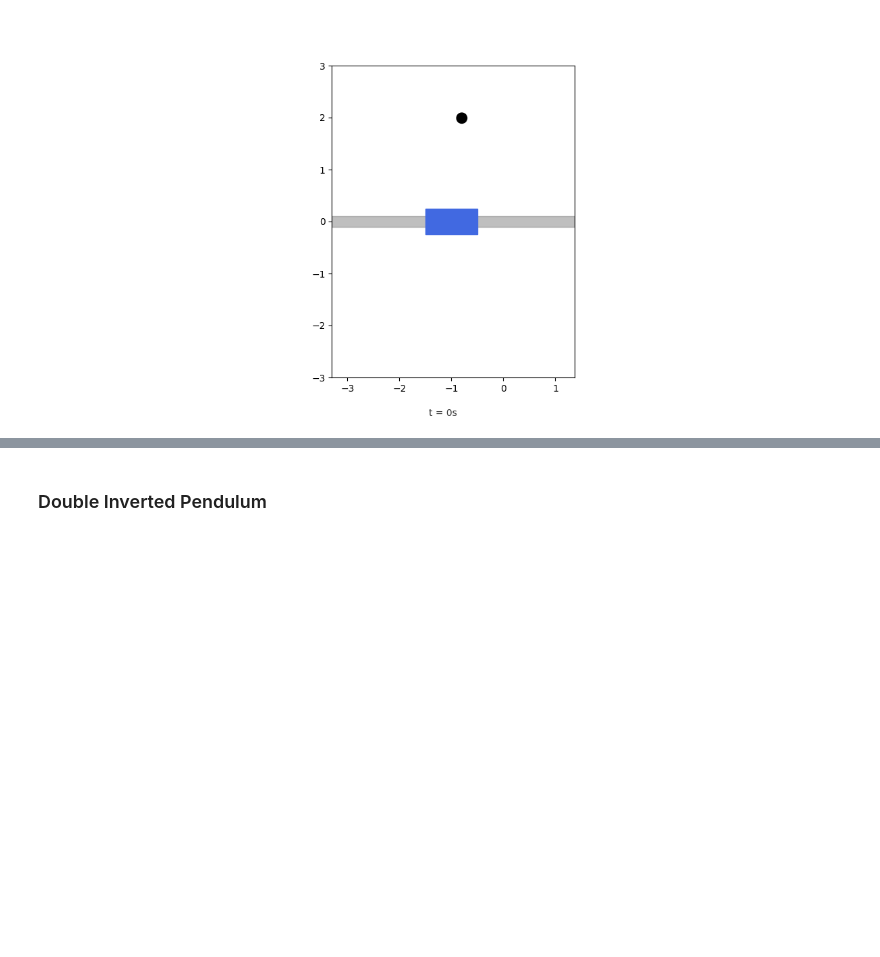
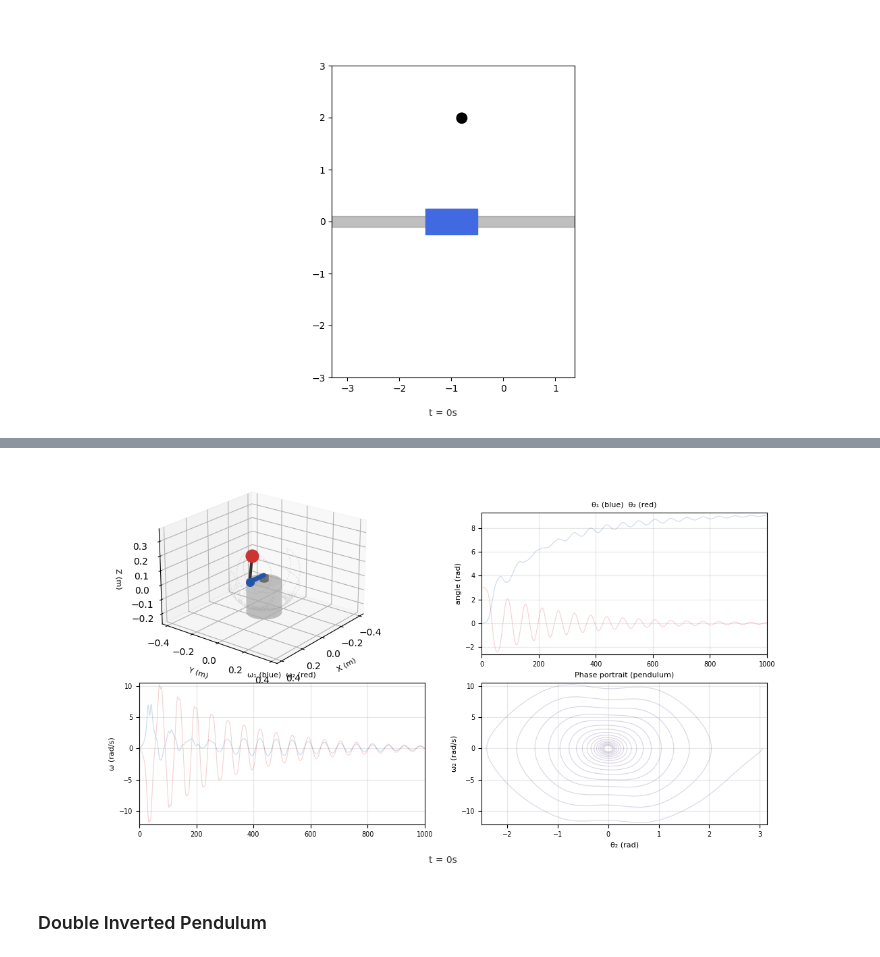
Before and after one commit to ggonzm/benchmark-systems, a Jupyter notebook: examples/simulations_animations.ipynb, the cells around one changed output, grey strips where cells are left out. Saved outputs shown, nothing was run; the diff lists cells and outputs as text; code cells hidden in the pictures; blank space fills up the shorter version.

```diff
--- a/examples/simulations_animations.ipynb
+++ b/examples/simulations_animations.ipynb
@@ -99,3 +102,35 @@ anim, _ = AutoAnimation(fig, CartPendulum(axis, L=2, pos=cp_states.y[0], theta=c
+# %%
+# Arms parameters ... Extracted from 10.1109/ICMAE66341.2025.11276937
+arms = {
+    'm1': 0.194742, # kg
+    'm2': 0.072606, # kg
+    'L1': 0.137, # m
+    'L2': 0.185, # m
+    'J1': 0.0004682, # kg*m^2
+    'J2': 0.0004682, # kg*m^2
+    'b1': 0.001, # N*m*s/rad
+    'b2': 0.001, # N*m*s/rad
+}
+
+fp_states = solve_ivp(lambda t, x: furuta_pendulum(t, x, **arms, K=1, u=0),
+                      t_span=(0, 20), y0=[0, np.pi-0.1, 0, 0], t_eval=np.linspace(0, 20, 1000), rtol=1e-6)
+
+%matplotlib ipympl
+if 'furuta_pendulum' in globals():
+    plt.close('furuta_pendulum')
+fig = plt.figure('furuta_pendulum')
+axis_3d = fig.add_subplot(221, projection='3d', computed_zorder=False)  # 3D animation
+axis_3d.set_position([0.0, 0.45, 0.55, 0.55])  # [left, bottom, width, height]
+axis_th = fig.add_subplot(222)  # thetas vs time
+axis_om = fig.add_subplot(223)  # omegas vs time
+axis_ph = fig.add_subplot(224)  # phase portrait
+
+anim, _ = AutoAnimation(fig, FurutaPendulum(axis_3d, axis_th, axis_om, axis_ph,
+                                            L1=arms['L1'], L2=arms['L2'], theta1=fp_states.y[0], theta2=fp_states.y[1],
+                                            omega1=fp_states.y[2], omega2=fp_states.y[3], fixed_view=(45, 45)),
+                    duration=fp_states.t[-1], dt=round(fp_states.t[-1] - fp_states.t[-2],3), time_fmt='.2f', speed=3)
+# %% [output]
+[figure, added]
 # %% [markdown]
 ### Double Inverted Pendulum
 # %% [markdown]
```
Also changed, not shown: parts of 4 cells of this notebook, 8 other files.
